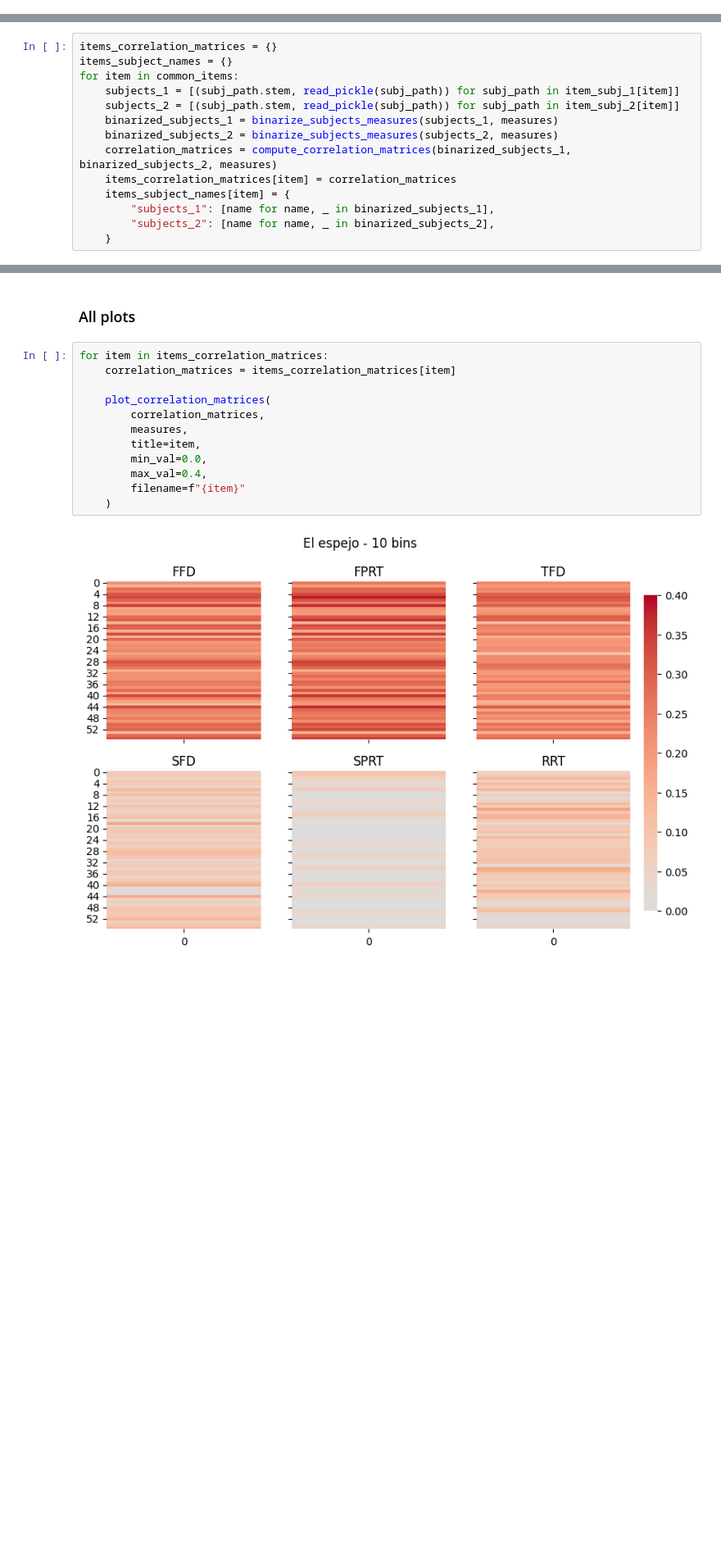
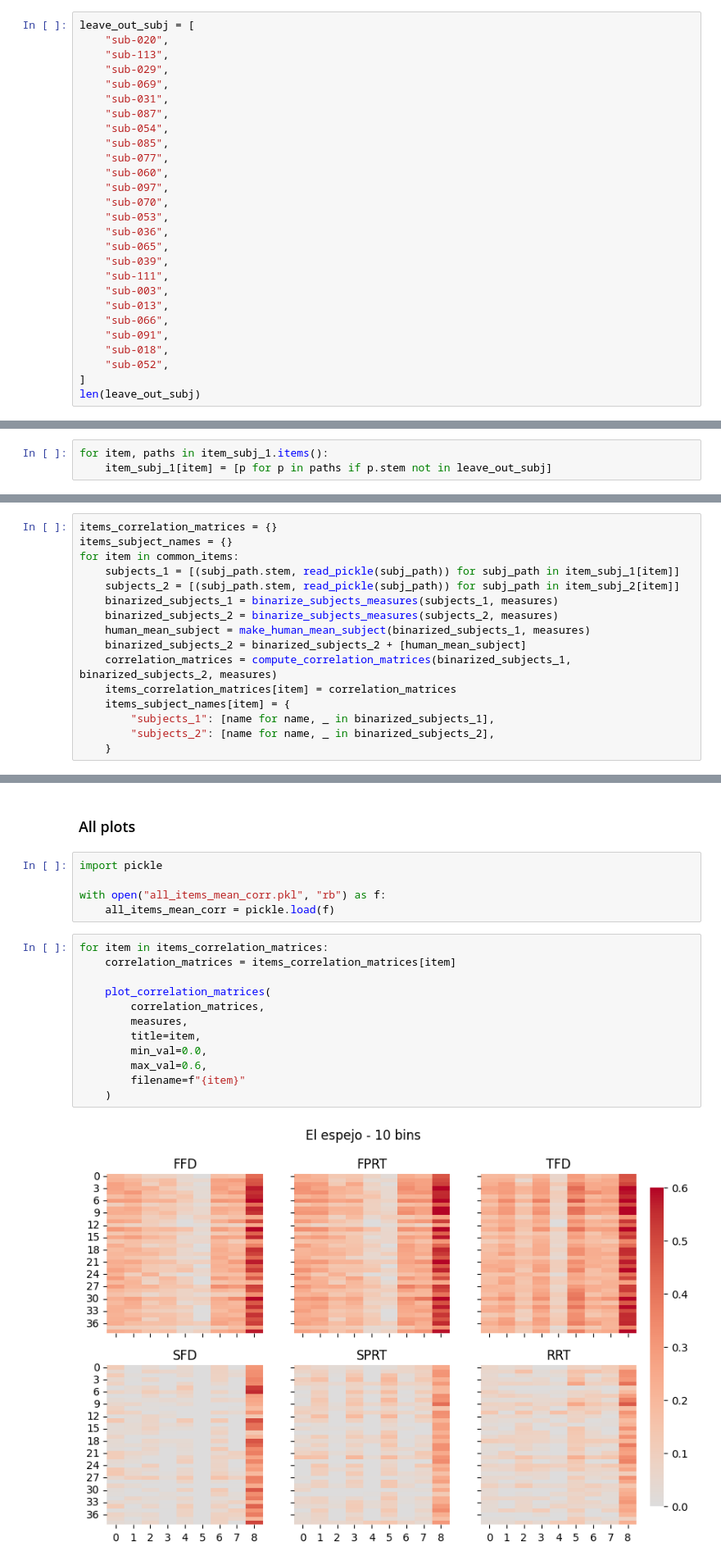
Before and after one commit to NeuroLIAA/reading-et, a Jupyter notebook: correlacion/correlacion.ipynb, the cells around one changed output, grey strips where cells are left out. Shown at 82% size. Saved outputs shown, nothing was run; the diff lists cells and outputs as text; blank space fills up the shorter version.

```diff
--- a/correlacion/correlacion.ipynb
+++ b/correlacion/correlacion.ipynb
@@ -419,0 +469,27 @@ n_bins = 10
+# %%
+leave_out_subj = [
+    "sub-020",
+    "sub-113",
+    "sub-029",
+    "sub-069",
+    "sub-031",
+    "sub-087",
+    "sub-054",
+    "sub-085",
+    "sub-077",
+    "sub-060",
+    "sub-097",
+    "sub-070",
+    "sub-053",
+    "sub-036",
+    "sub-065",
+    "sub-039",
+    "sub-111",
+    "sub-003",
+    "sub-013",
+    "sub-066",
+    "sub-091",
+    "sub-018",
+    "sub-052",
+]
+len(leave_out_subj)
@@ -510,0 +511,3 @@ def plot_individual_correlation_matrices(correlation_matrices, all_measures, tit
+# %%
+for item, paths in item_subj_1.items():
+    item_subj_1[item] = [p for p in paths if p.stem not in leave_out_subj]
@@ -516,6 +523,8 @@ for item in common_items:
     subjects_2 = [(subj_path.stem, read_pickle(subj_path)) for subj_path in item_subj_2[item]]
     binarized_subjects_1 = binarize_subjects_measures(subjects_1, measures)
     binarized_subjects_2 = binarize_subjects_measures(subjects_2, measures)
+    human_mean_subject = make_human_mean_subject(binarized_subjects_1, measures)
+    binarized_subjects_2 = binarized_subjects_2 + [human_mean_subject]
     correlation_matrices = compute_correlation_matrices(binarized_subjects_1, binarized_subjects_2, measures)
     items_correlation_matrices[item] = correlation_matrices
     items_subject_names[item] = {
@@ -594,19 +627,24 @@ df_corr[df_corr['measure'] == 'FFD'].sort_values(by=['correlation'], ascending=F
 # %% [markdown]
 ### All plots
+# %%
+import pickle
+
+with open("all_items_mean_corr.pkl", "rb") as f:
+    all_items_mean_corr = pickle.load(f)
 # %%
 for item in items_correlation_matrices:
     correlation_matrices = items_correlation_matrices[item]
 
     plot_correlation_matrices(
         correlation_matrices,
         measures,
         title=item,
         min_val=0.0,
-        max_val=0.4,
+        max_val=0.6,
         filename=f"{item}"
     )
 # %% [output]
-[figure, old version]
+[figure, new version]
 # %% [markdown]
 ### Individual plots
 # %%
```
Also changed, not shown: parts of 34 cells of this notebook, 29 other files.
